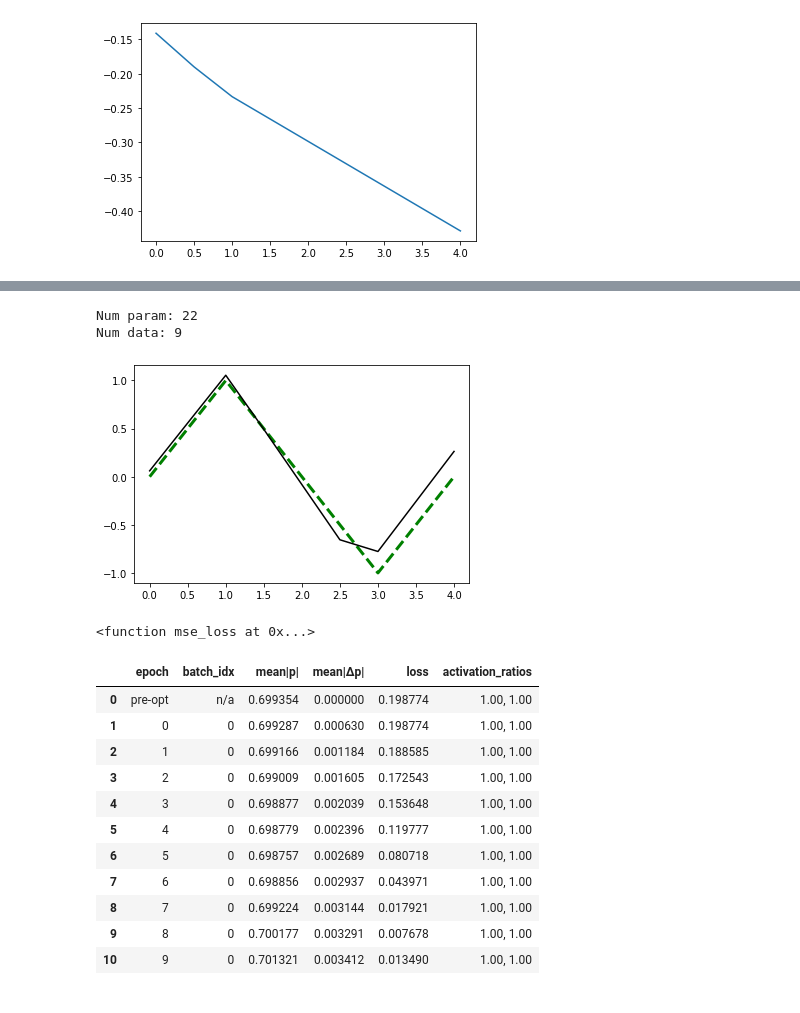
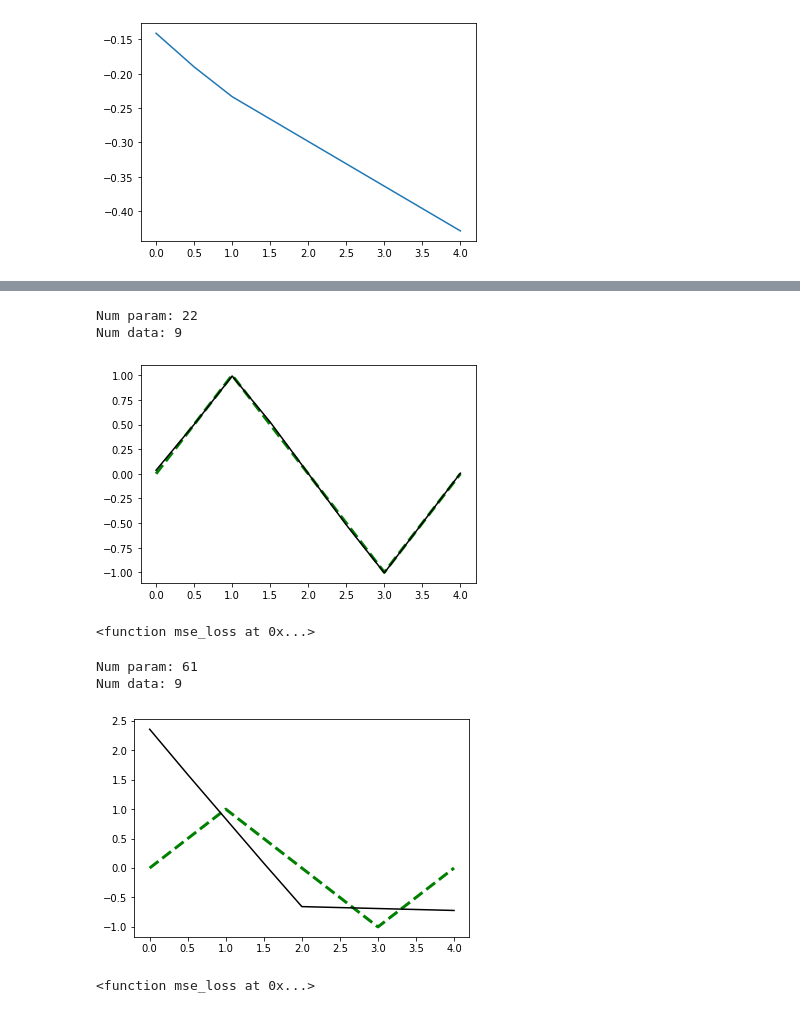
Before and after one commit to EricCousineau-TRI/repro, a Jupyter notebook: python/understand_torch_sgd_and_mlp/mlp_sin.ipynb, the cells around one changed output, grey strips where cells are left out. Saved outputs shown, nothing was run; the diff lists cells and outputs as text; code cells hidden in the pictures.

Commit message:
k, should've just chosen adam opt

```diff
--- a/python/understand_torch_sgd_and_mlp/mlp_sin.ipynb
+++ b/python/understand_torch_sgd_and_mlp/mlp_sin.ipynb
@@ -208,7 +211,7 @@ def rel_mean_abs(x, tol=torch.tensor(1e-8)):
 def mean_abs(x):
     return x.abs().mean()
 # %%
-def fit(model, loss_fn=mse_loss, lr=0.5, t=t, num_epochs=3, batch_size=None):
+def fit(model, optim_func, *, show_table, loss_fn=mse_loss, t=t, num_epochs=3, batch_size=None):
     model.train()
     # Expected param + labeled dataset.
     t = t.unsqueeze(-1)
@@ -231,6 +234,8 @@ def fit(model, loss_fn=mse_loss, lr=0.5, t=t, num_epochs=3, batch_size=None):
     with save_activations(model, activation_cls_set) as savers:
 
         def simple_log(epoch, batch_idx):
+            if not show_table:
+                return
             # Show err.
             activation_ratios = compute_activation_ratios(savers).numpy()
             activation_ratios_str = ", ".join([f"{x:.2f}" for x in activation_ratios])
@@ -247,7 +252,9 @@ def fit(model, loss_fn=mse_loss, lr=0.5, t=t, num_epochs=3, batch_size=None):
                 index=[len(dfs)],
             ))
 
-        params = list(model.parameters())  # this is iter
+        params = list(model.parameters())
+        optim = optim_func(params)
+
         p = flat_cat_detached(params)
         print(f"Num param: {len(p)}")
         print(f"Num data: {len(y)}")
@@ -259,16 +266,17 @@ def fit(model, loss_fn=mse_loss, lr=0.5, t=t, num_epochs=3, batch_size=None):
 
         for epoch in range(num_epochs):
             for batch_idx, (ti, yi) in enumerate(loader):
-                zero_grad(p)
+                optim.zero_grad()
                 yhi = model(ti)
                 loss = loss_fn(yi, yhi)
                 loss.backward()
+                optim.step()
 
-                # SGD update, no momentum.
-                with torch.no_grad():
-                    for param in params:
-                        v = param.grad  # velocity
-                        param -= lr * v  # step
+#                 # SGD update, no momentum.
+#                 with torch.no_grad():
+#                     for param in params:
+#                         v = param.grad  # velocity
+#                         param -= lr * v  # step
 
                 # Validation.
                 # TODO(eric): Activation tracking across minibatches is weird.
@@ -283,7 +291,8 @@ def fit(model, loss_fn=mse_loss, lr=0.5, t=t, num_epochs=3, batch_size=None):
     plt.plot(t.numpy(), yhf.numpy(), color="k")
     plt.show()
     print(loss_fn)
-    display(pd.concat(dfs))
+    if show_table:
+        display(pd.concat(dfs))
 # %%
 @torch.no_grad()
 def bespoke_init_param(p):
@@ -351,20 +343,16 @@ Num data: 9
 # %%
-fit(perturb(gt_model(), 0.05), lr=0.001, num_epochs=10)
+fit(perturb(gt_model(), 0.05), partial(Adam, lr=0.001), show_table=False, num_epochs=100)
 # %% [output]
 Num param: 22
 Num data: 9
-[figure, old version]
+[figure, new version]
 <function mse_loss at 0x...>
-|  | epoch | batch_idx | mean|p| | mean|Δp| | loss | activation_ratios |
-| 0 | pre-opt | n/a | 0.699354 | 0.000000 | 0.198774 | 1.00, 1.00 |
-| 1 | 0 | 0 | 0.699287 | 0.000630 | 0.198774 | 1.00, 1.00 |
-| 2 | 1 | 0 | 0.699166 | 0.001184 | 0.188585 | 1.00, 1.00 |
-| 3 | 2 | 0 | 0.699009 | 0.001605 | 0.172543 | 1.00, 1.00 |
-| 4 | 3 | 0 | 0.698877 | 0.002039 | 0.153648 | 1.00, 1.00 |
-| 5 | 4 | 0 | 0.698779 | 0.002396 | 0.119777 | 1.00, 1.00 |
-| 6 | 5 | 0 | 0.698757 | 0.002689 | 0.080718 | 1.00, 1.00 |
-| 7 | 6 | 0 | 0.698856 | 0.002937 | 0.043971 | 1.00, 1.00 |
-| 8 | 7 | 0 | 0.699224 | 0.003144 | 0.017921 | 1.00, 1.00 |
-| 9 | 8 | 0 | 0.700177 | 0.003291 | 0.007678 | 1.00, 1.00 |
-| 10 | 9 | 0 | 0.701321 | 0.003412 | 0.013490 | 1.00, 1.00 |
+# %%
+# Yeah, I just dunno how to tune vanilla SGD for this.
+fit(perturb(make_model(), 1.0), partial(SGD, lr=0.001), num_epochs=50, show_table=False)
+# %% [output]
+Num param: 61
+Num data: 9
+[figure, added]
+<function mse_loss at 0x...>
 # %%
```
Also changed, not shown: parts of 5 cells of this notebook.
